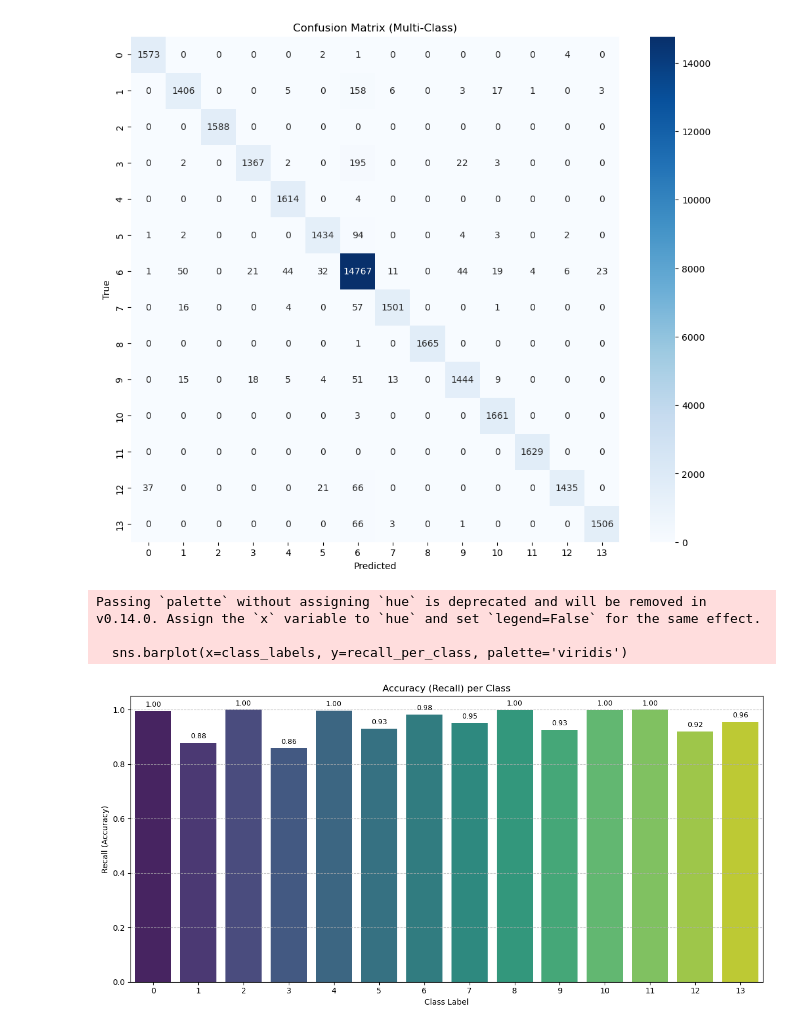
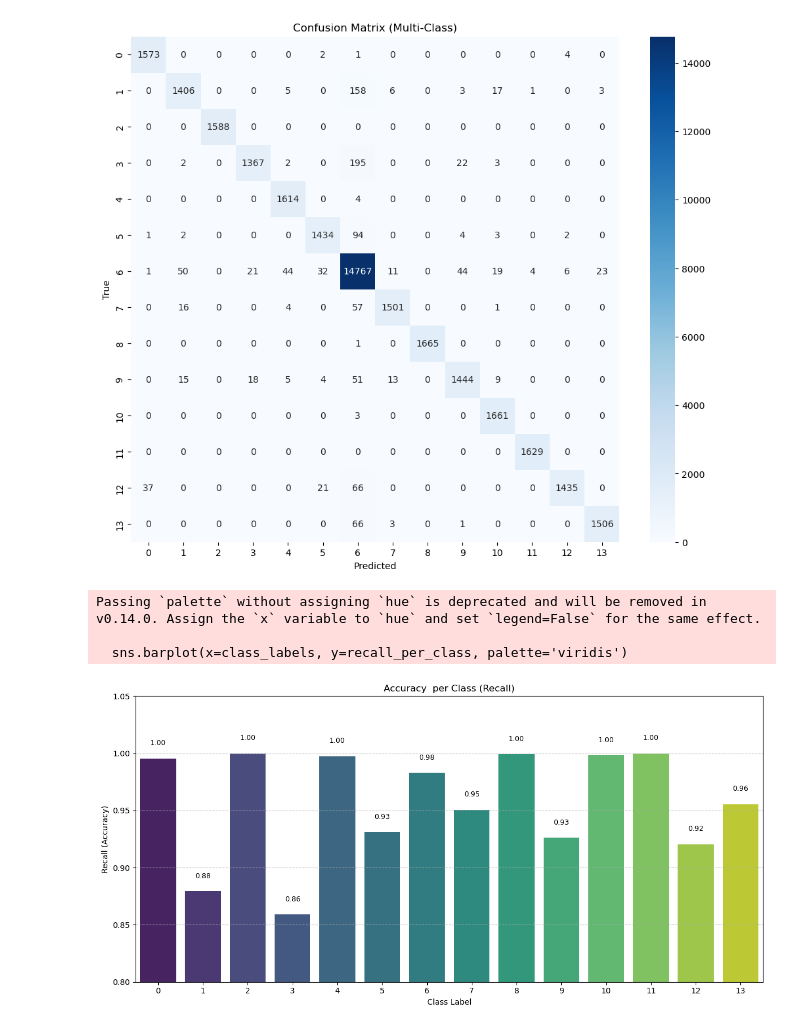
Before and after one commit to rongxian14/1D_CNN_ECG_Beat_Classification, a Jupyter notebook: 0524_ecg_SMOTE+GAN.ipynb, the cells around one changed output. Drawn from its saved outputs; the diff is of its cells as text; code cells hidden in the pictures.

```diff
--- a/0524_ecg_SMOTE+GAN.ipynb
+++ b/0524_ecg_SMOTE+GAN.ipynb
@@ -320,32 +320,32 @@ weighted avg     0.9672    0.9670    0.9667     35770
 # %%
 import matplotlib.pyplot as plt
 import seaborn as sns
 
 # Class labels (0–13)
 class_labels = list(range(14))
 
 # Recall values (from your classification report)
 recall_per_class = [
     0.9956,0.8793,1.0000,0.8592,0.9975,0.9312,0.9830,0.9506,0.9994,0.9262,0.9982,1.0000,0.9205,0.9556
 ]
 
 # Plotting
 plt.figure(figsize=(12, 6))
 sns.barplot(x=class_labels, y=recall_per_class, palette='viridis')
-plt.title('Accuracy (Recall) per Class')
+plt.title('Accuracy  per Class (Recall)')
 plt.xlabel('Class Label')
 plt.ylabel('Recall (Accuracy)')
-plt.ylim(0, 1.05)
+plt.ylim(0.8, 1.05)
 plt.grid(axis='y', linestyle='--', alpha=0.7)
 
 # Display values on bars
 for i, rec in enumerate(recall_per_class):
     plt.text(i, rec + 0.01, f"{rec:.2f}", ha='center', va='bottom', fontsize=9)
 
 plt.tight_layout()
 plt.show()
 # %% [output]
 Passing `palette` without assigning `hue` is deprecated and will be removed in v0.14.0. Assign the `x` variable to `hue` and set `legend=False` for the same effect.
 
   sns.barplot(x=class_labels, y=recall_per_class, palette='viridis')
-[figure, old version]
+[figure, new version]
```
Also changed, not shown: 3 other files.
